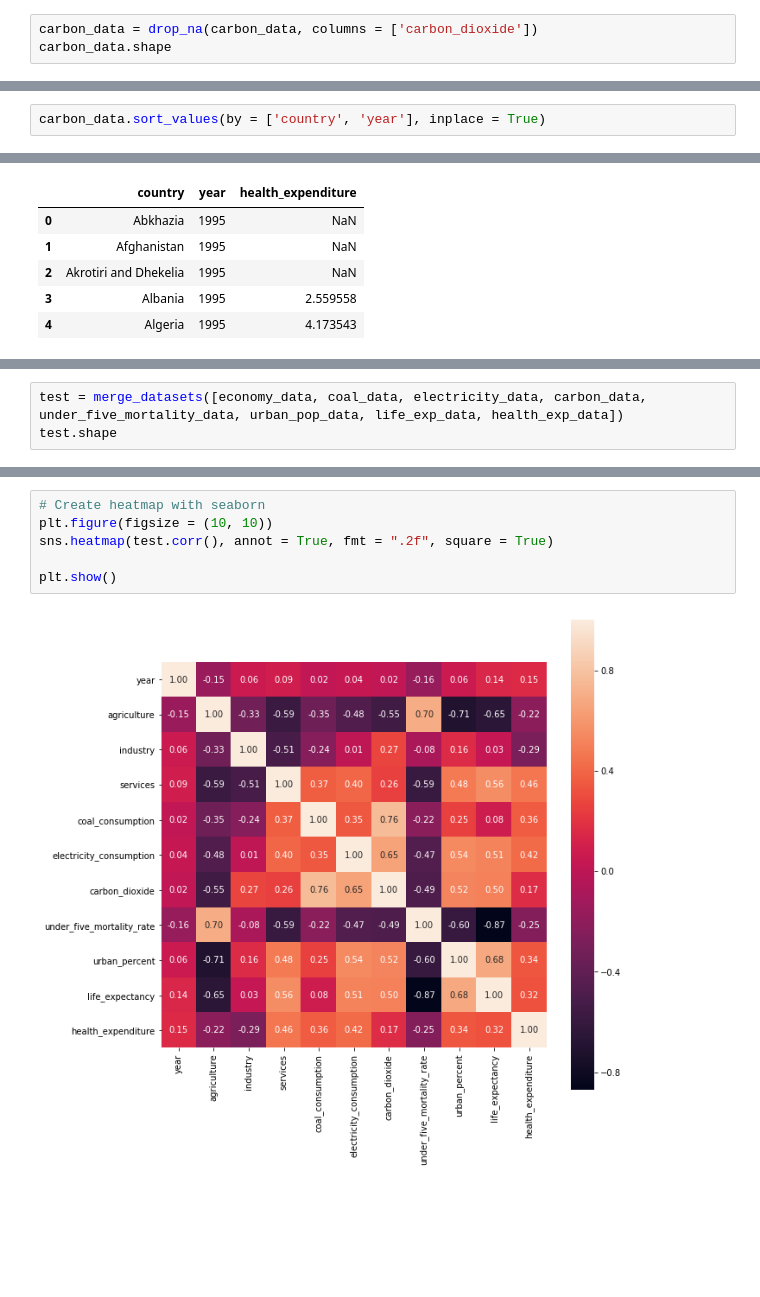
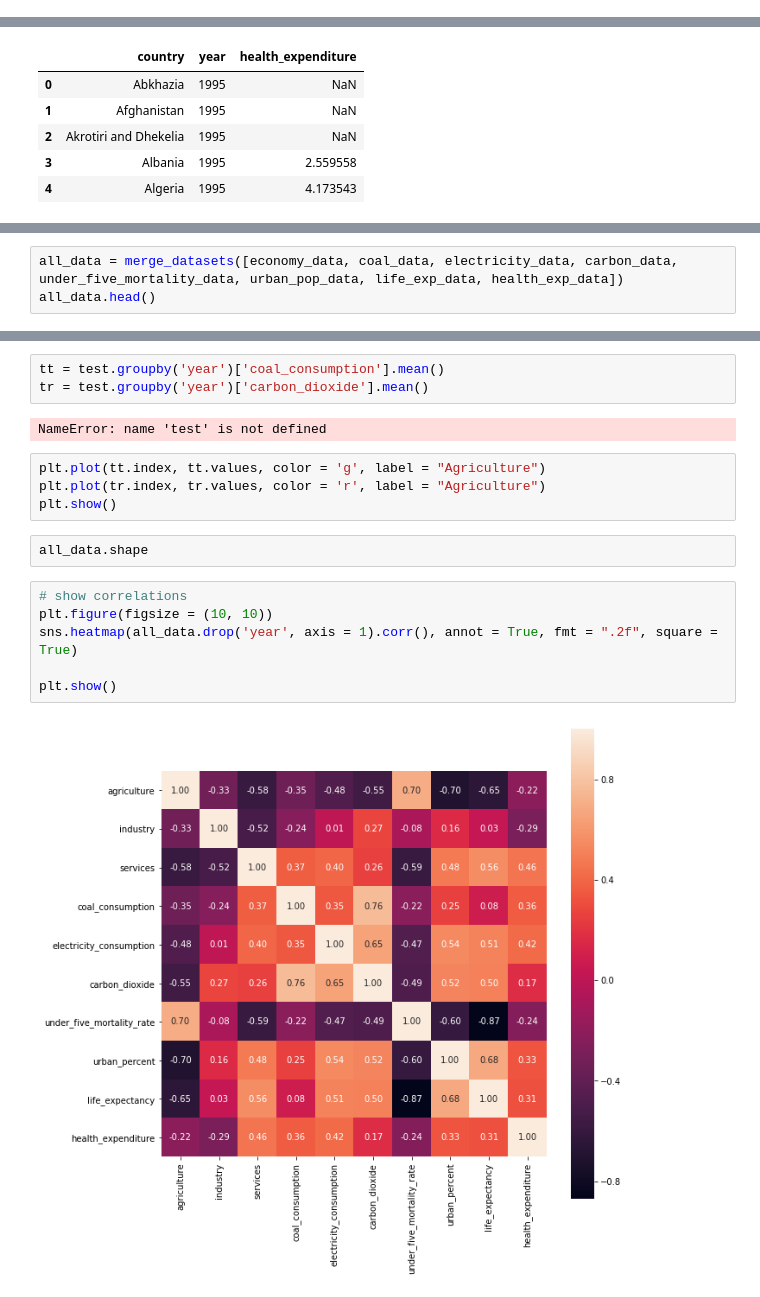
Before and after one commit to StanDimitroff/Data-Science, a Jupyter notebook: CourseProject/Course Project.ipynb, the cells around one changed output, grey strips where cells are left out. Cells and saved outputs as stored; diff of their text form; blank space fills up the shorter version.

```diff
--- a/CourseProject/Course Project.ipynb
+++ b/CourseProject/Course Project.ipynb
@@ -297,3 +337,0 @@ memory usage: 1.4+ MB
-# %%
-carbon_data = drop_na(carbon_data, columns = ['carbon_dioxide'])
-carbon_data.shape
@@ -302,2 +337,0 @@ carbon_data.shape
-# %%
-carbon_data.sort_values(by = ['country', 'year'], inplace = True)
@@ -505,4 +565,4 @@ health_exp_data.head()
 # %%
-test = merge_datasets([economy_data, coal_data, electricity_data, carbon_data, under_five_mortality_data, urban_pop_data, life_exp_data, health_exp_data])
-test.shape
+all_data = merge_datasets([economy_data, coal_data, electricity_data, carbon_data, under_five_mortality_data, urban_pop_data, life_exp_data, health_exp_data])
+all_data.head()
 # %% [output]
@@ -510,8 +586,19 @@ test.shape
+# %%
+tt = test.groupby('year')['coal_consumption'].mean()
+tr = test.groupby('year')['carbon_dioxide'].mean()
+# %% [output]
+NameError: name 'test' is not defined
+# %%
+plt.plot(tt.index, tt.values, color = 'g', label = "Agriculture")
+plt.plot(tr.index, tr.values, color = 'r', label = "Agriculture")
+plt.show()
+# %%
+all_data.shape
 # %%
-# Create heatmap with seaborn
+# show correlations
 plt.figure(figsize = (10, 10))
-sns.heatmap(test.corr(), annot = True, fmt = ".2f", square = True)
+sns.heatmap(all_data.drop('year', axis = 1).corr(), annot = True, fmt = ".2f", square = True)
 
 plt.show()
 # %% [output]
-[figure, old version]
+[figure, new version]
```
Also changed, not shown: parts of 33 cells of this notebook, 3 other files.
